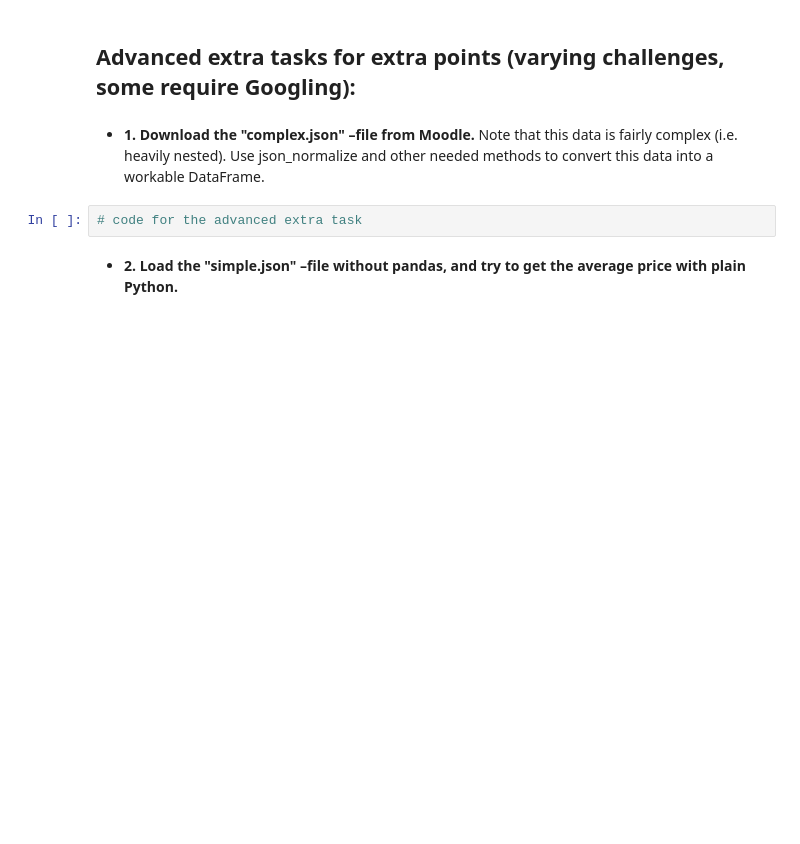
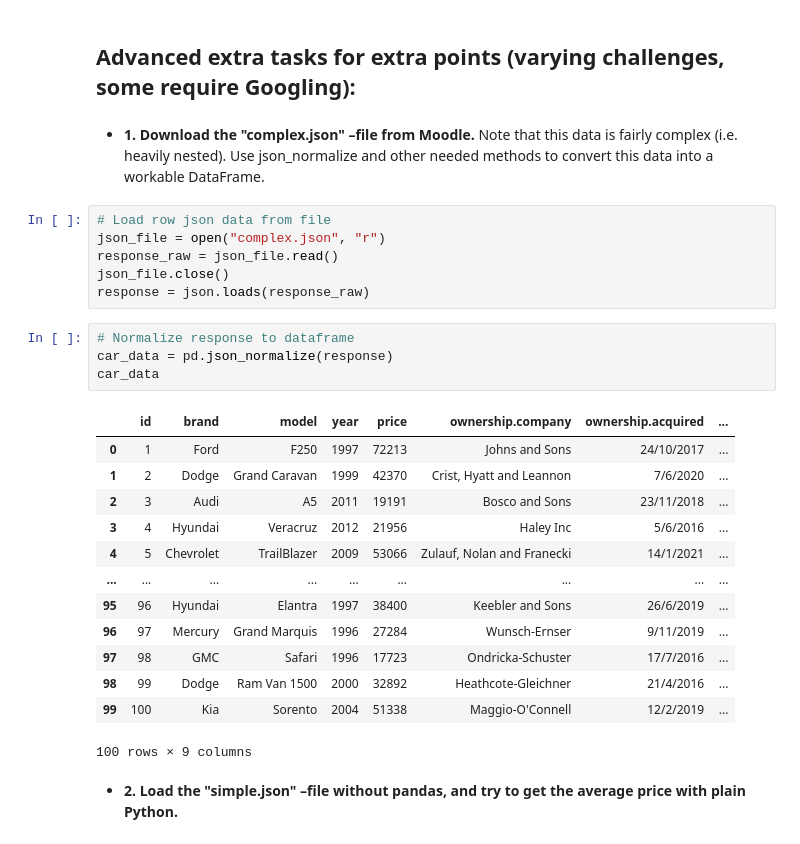
Before and after one commit to jtsillan/DataAnalytics, a Jupyter notebook: exercise_set_5/exercise_set_5.ipynb, the cells around one changed output. Drawn from its saved outputs; the diff is of its cells as text; blank space fills up the shorter version.

```diff
--- a/exercise_set_5/exercise_set_5.ipynb
+++ b/exercise_set_5/exercise_set_5.ipynb
@@ -285,8 +406,30 @@ real_temp_data
 <ul>
 <li><b>1. Download the "complex.json" –file from Moodle.</b> Note that this data is fairly complex (i.e. heavily nested). Use json_normalize and other needed methods to convert this data into a workable DataFrame.</li>
 </ul>
-# %%
-# code for the advanced extra task
+# %%
+# Load row json data from file
+json_file = open("complex.json", "r")
+response_raw = json_file.read()
+json_file.close()
+response = json.loads(response_raw)
+# %%
+# Normalize response to dataframe
+car_data = pd.json_normalize(response)
+car_data
+# %% [output]
+|  | id | brand | model | year | price | ownership.company | ownership.acquired | ... |
+| 0 | 1 | Ford | F250 | 1997 | 72213 | Johns and Sons | 24/10/2017 | ... |
+| 1 | 2 | Dodge | Grand Caravan | 1999 | 42370 | Crist, Hyatt and Leannon | 7/6/2020 | ... |
+| 2 | 3 | Audi | A5 | 2011 | 19191 | Bosco and Sons | 23/11/2018 | ... |
+| 3 | 4 | Hyundai | Veracruz | 2012 | 21956 | Haley Inc | 5/6/2016 | ... |
+| 4 | 5 | Chevrolet | TrailBlazer | 2009 | 53066 | Zulauf, Nolan and Franecki | 14/1/2021 | ... |
+| ... | ... | ... | ... | ... | ... | ... | ... | ... |
+| 95 | 96 | Hyundai | Elantra | 1997 | 38400 | Keebler and Sons | 26/6/2019 | ... |
+| 96 | 97 | Mercury | Grand Marquis | 1996 | 27284 | Wunsch-Ernser | 9/11/2019 | ... |
+| 97 | 98 | GMC | Safari | 1996 | 17723 | Ondricka-Schuster | 17/7/2016 | ... |
+| 98 | 99 | Dodge | Ram Van 1500 | 2000 | 32892 | Heathcote-Gleichner | 21/4/2016 | ... |
+| 99 | 100 | Kia | Sorento | 2004 | 51338 | Maggio-O'Connell | 12/2/2019 | ... |
+100 rows × 9 columns
 # %% [markdown]
 <ul>
 <li><b>2. Load the "simple.json" –file without pandas, and try to get the average price with plain Python. </li>
```
Also changed, not shown: parts of 20 cells of this notebook.
